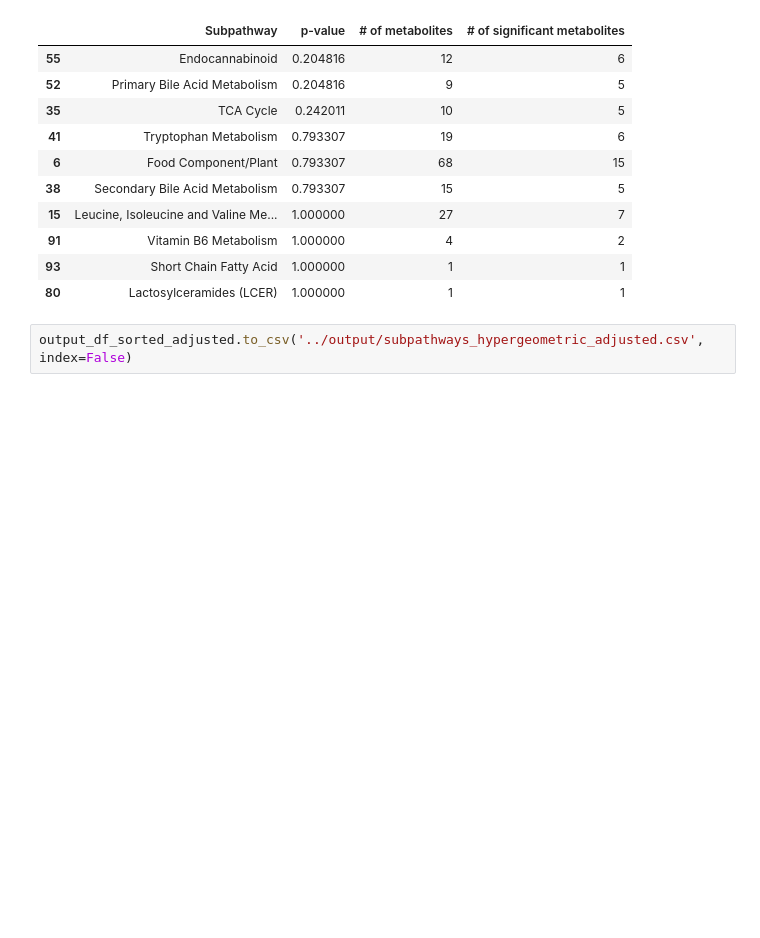
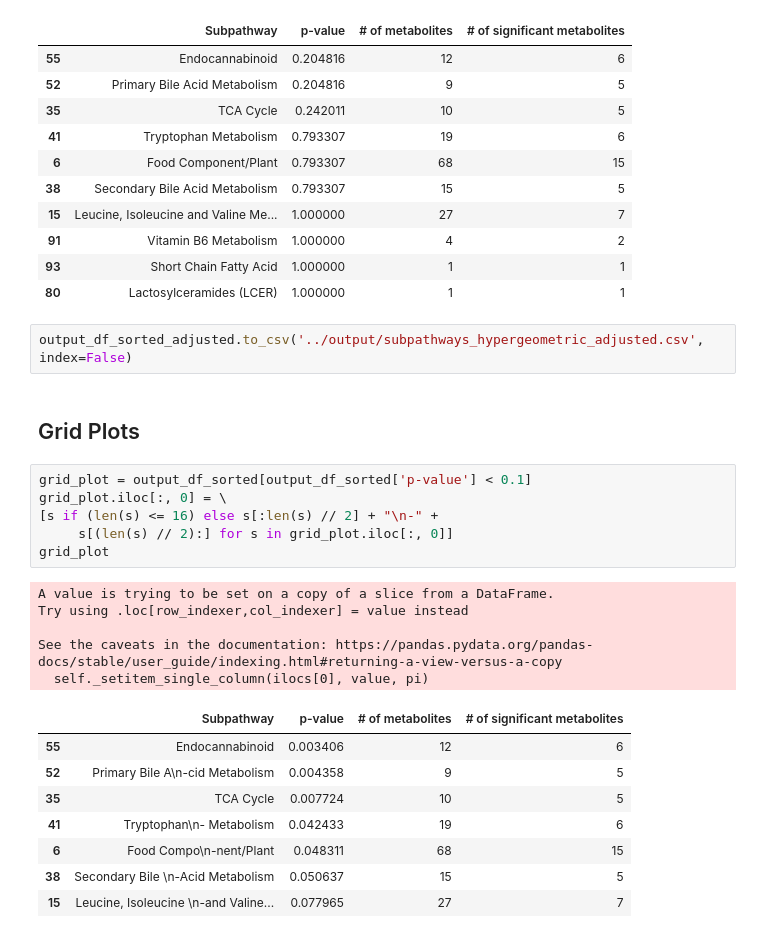
Before and after one commit to danielchang2002/FecalMetabolomics, a Jupyter notebook: notebooks/Hypergeometric.ipynb, the cells around one changed output. Drawn from its saved outputs; the diff is of its cells as text; blank space fills up the shorter version.

```diff
--- a/notebooks/Hypergeometric.ipynb
+++ b/notebooks/Hypergeometric.ipynb
@@ -215,3 +215,25 @@ output_df_sorted_adjusted.head(10)
 | 80 | Lactosylceramides (LCER) | 1.000000 | 1 | 1 |
 # %%
 output_df_sorted_adjusted.to_csv('../output/subpathways_hypergeometric_adjusted.csv', index=False)
+# %% [markdown]
+## Grid Plots
+# %%
+grid_plot = output_df_sorted[output_df_sorted['p-value'] < 0.1]
+grid_plot.iloc[:, 0] = \
+[s if (len(s) <= 16) else s[:len(s) // 2] + "\n-" +
+     s[(len(s) // 2):] for s in grid_plot.iloc[:, 0]]
+grid_plot
+# %% [output]
+A value is trying to be set on a copy of a slice from a DataFrame.
+Try using .loc[row_indexer,col_indexer] = value instead
+
+See the caveats in the documentation: https://pandas.pydata.org/pandas-docs/stable/user_guide/indexing.html#returning-a-view-versus-a-copy
+  self._setitem_single_column(ilocs[0], value, pi)
+|  | Subpathway | p-value | # of metabolites | # of significant metabolites |
+| 55 | Endocannabinoid | 0.003406 | 12 | 6 |
+| 52 | Primary Bile A\n-cid Metabolism | 0.004358 | 9 | 5 |
+| 35 | TCA Cycle | 0.007724 | 10 | 5 |
+| 41 | Tryptophan\n- Metabolism | 0.042433 | 19 | 6 |
+| 6 | Food Compo\n-nent/Plant | 0.048311 | 68 | 15 |
+| 38 | Secondary Bile \n-Acid Metabolism | 0.050637 | 15 | 5 |
+| 15 | Leucine, Isoleucine \n-and Valine... | 0.077965 | 27 | 7 |
```
Also changed, not shown: parts of 4 cells of this notebook, 2 other files.
